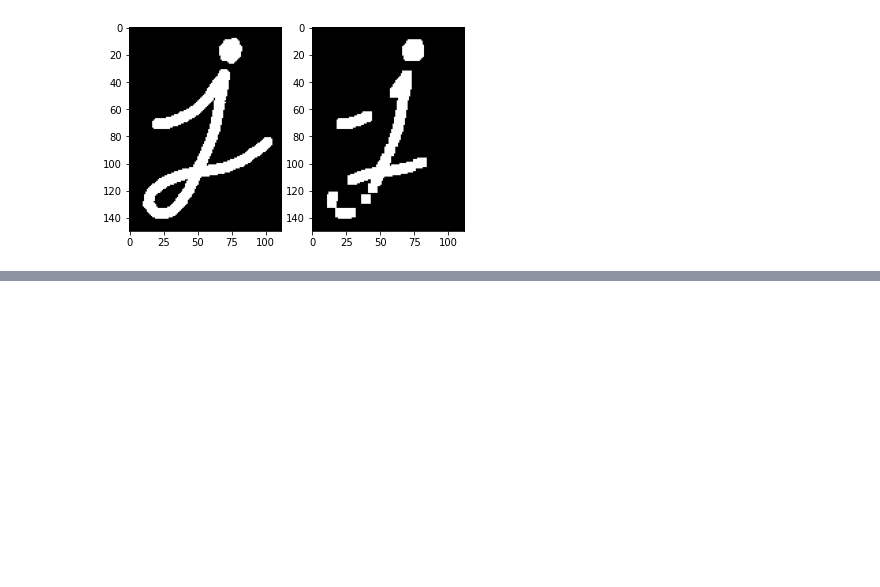
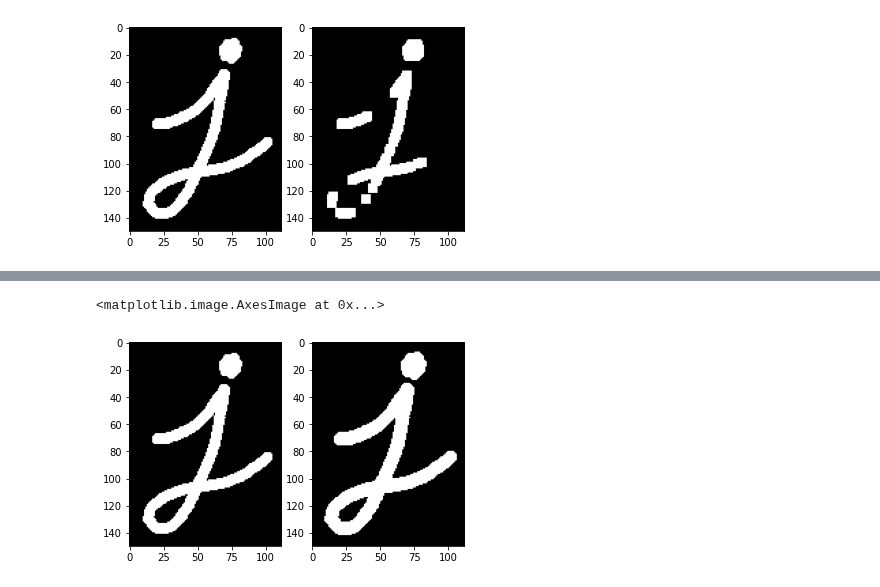
Before and after one commit to ab-rohman/Computer_Vision, a Jupyter notebook: Week9.ipynb, the cells around one changed output, grey strips where cells are left out. Drawn from its saved outputs; the diff is of its cells as text; code cells hidden in the pictures; blank space fills up the shorter version.

```diff
--- a/Week9.ipynb
+++ b/Week9.ipynb
@@ -61,0 +101,10 @@ frame[1].imshow(morph_opening)
+# %%
+# nomer 9 (3x3)
+kernel3 = cv2.getStructuringElement(cv2.MORPH_CROSS,(3,3))
+cross_dilation = cv2.dilate(img, kernel3, iterations = 1)
+fig, frame = plt.subplots(1,2)
+frame[0].imshow(img)
+frame[1].imshow(cross_dilation)
+# %% [output]
+<matplotlib.image.AxesImage at 0x...>
+[figure, added]
```
Also changed, not shown: parts of 2 cells of this notebook.
